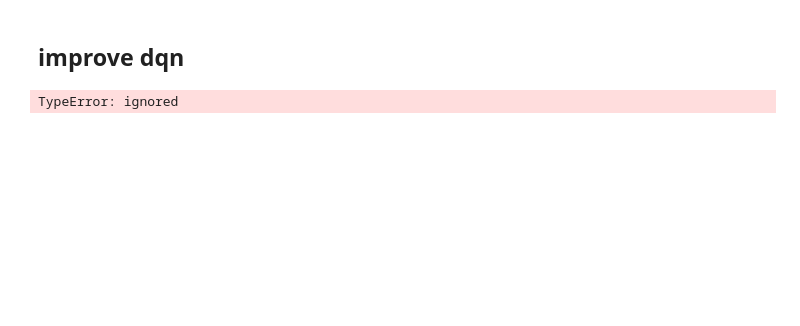
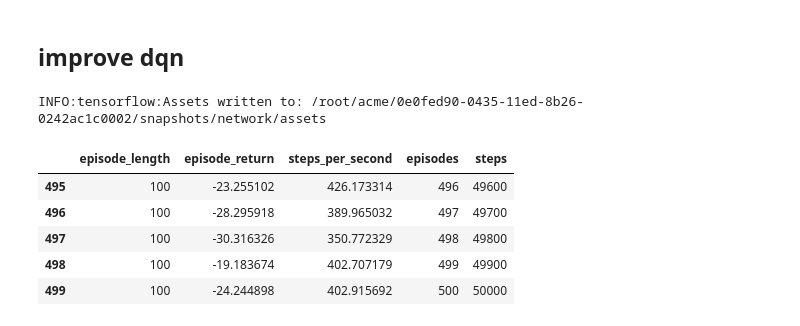
Before and after one commit to lynn0503/NMA2022DL_Mohinga_Project, a Jupyter notebook: wm_rl_lynn.ipynb, the cells around one changed output. Saved outputs shown, nothing was run; the diff lists cells and outputs as text; code cells hidden in the pictures; blank space fills up the shorter version.

```diff
--- a/wm_rl_lynn.ipynb
+++ b/wm_rl_lynn.ipynb
@@ -547,30 +565,38 @@ plt.plot(logs['episode_return'])
 # %%
 
 # add recurrent layer to dqn
 # r2d2 receive sequence data
 
 def r2d2_make_network(action_spec: specs.DiscreteArray) -> snt.Module:
-  return snt.RNNCore([
-      pass
-  ])
+  return snt.DeepRNN([
+            snt.Flatten(),
+            snt.LSTM(2),
+            snt.nets.MLP([10, 10, action_spec.num_values])
+            ])
 
-agent = r2d2.R2D2(
+agent_r2d2 = r2d2.R2D2(
     environment_spec=env_spec,
     network=r2d2_make_network(env_spec.actions),
-    burn_in_length=3,
-    trace_length=3,
+    burn_in_length=10,
+    trace_length=2,
     replay_period=10,
-    # epsilon=[0.1],
+    epsilon=[0.1],
     logger=InMemoryLogger(),
     checkpoint=False,
 )
 
-n_episodes=100
-loop = EnvironmentLoop(env, agent, logger=InMemoryLogger())
+n_episodes=500
+loop = EnvironmentLoop(env, agent_r2d2, logger=InMemoryLogger())
 loop.run(n_episodes)
 
 # print logs
-logs = pd.DataFrame(loop._logger._data)
-logs.tail(10)
+logs_r2d2 = pd.DataFrame(loop._logger._data)
+logs_r2d2.tail()
 # %% [output]
-TypeError: ignored
+INFO:tensorflow:Assets written to: /root/acme/0e0fed90-0435-11ed-8b26-0242ac1c0002/snapshots/network/assets
+|  | episode_length | episode_return | steps_per_second | episodes | steps |
+| 495 | 100 | -23.255102 | 426.173314 | 496 | 49600 |
+| 496 | 100 | -28.295918 | 389.965032 | 497 | 49700 |
+| 497 | 100 | -30.316326 | 350.772329 | 498 | 49800 |
+| 498 | 100 | -19.183674 | 402.707179 | 499 | 49900 |
+| 499 | 100 | -24.244898 | 402.915692 | 500 | 50000 |
```
Also changed, not shown: parts of 11 cells of this notebook.
